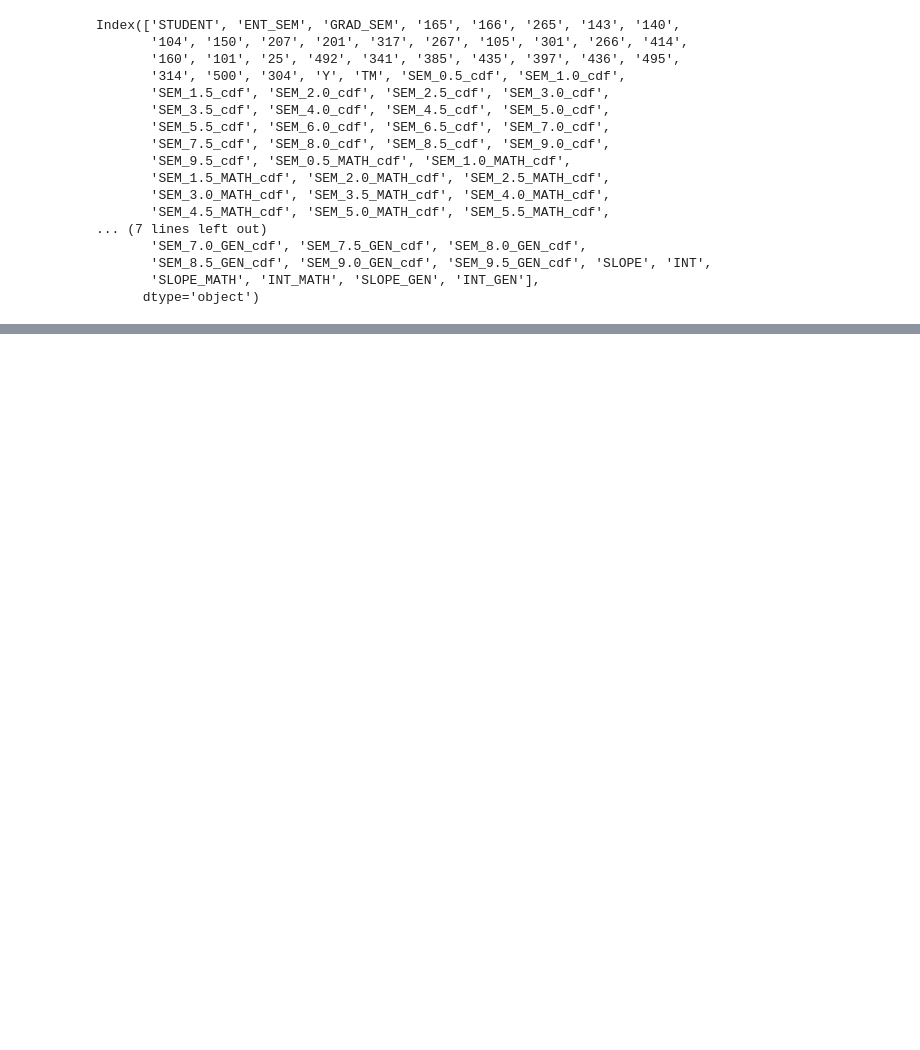
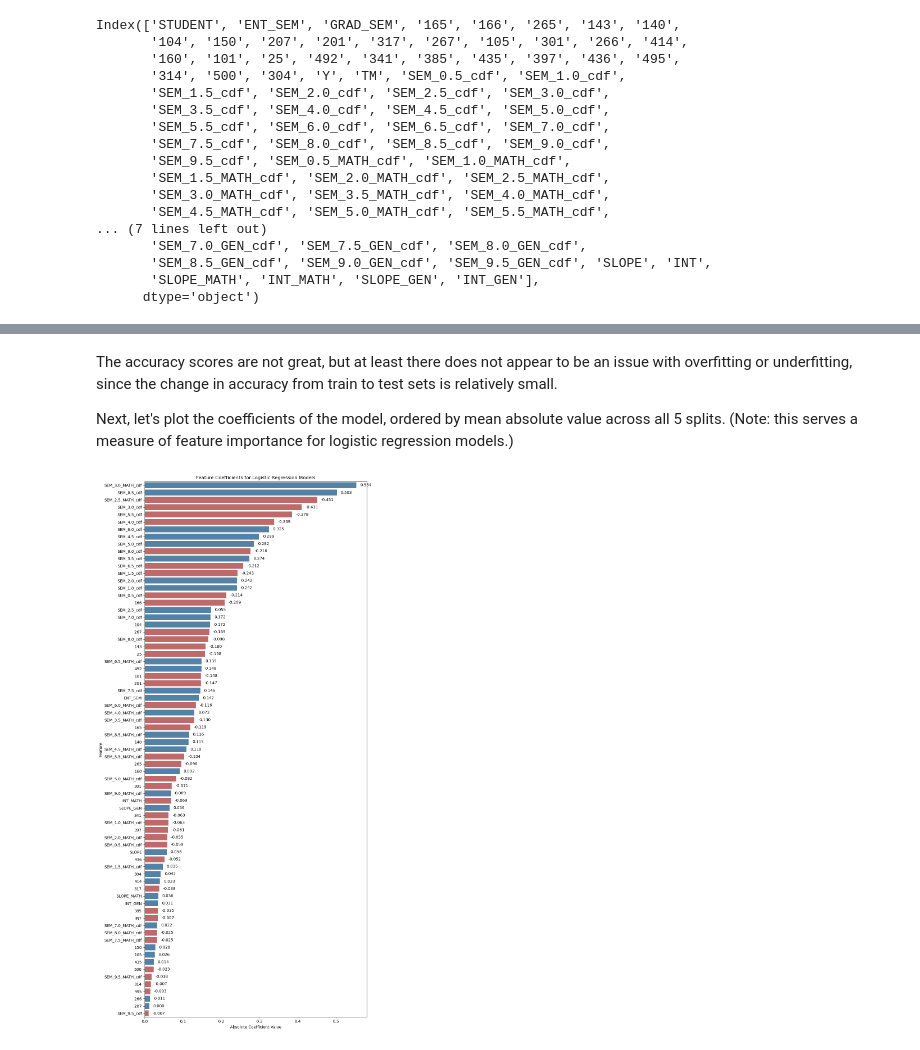
Before and after one commit to BishopsLemma/Fall-2024-Student-Success-Prediction, a Jupyter notebook: Modelling/modelling.ipynb, the cells around one changed output, grey strips where cells are left out. Saved outputs shown, nothing was run; the diff lists cells and outputs as text; code cells hidden in the pictures; blank space fills up the shorter version.

```diff
--- a/Modelling/modelling.ipynb
+++ b/Modelling/modelling.ipynb
@@ -96,12 +98,13 @@ SEMs = ['ENT_SEM', 'SEM_0.5_cdf', 'SEM_1.0_cdf',
        'SEM_7.5_MATH_cdf', 'SEM_8.0_MATH_cdf', 'SEM_8.5_MATH_cdf',
        'SEM_9.0_MATH_cdf', 'SEM_9.5_MATH_cdf']
 conts = ['SLOPE', 'INT', 'SLOPE_MATH', 'INT_MATH', 'SLOPE_GEN', 'INT_GEN']
-full_features = conts + courses + SEMs + ['TM']
+full_features = conts + courses + SEMs
 
 print('Number of features:', len(full_features))
 
-print('Overall grad rate:', df['Y'].mean())
+print(f'Overall grad rate: {df['Y'].mean()*100:.2f}%')
 
+#random states to be used for cross-validation and all other random processes
 random_states = [5917, 656, 4125, 2797, 9936]
 print('Random states:', random_states)
 # %% [output]
@@ -111,5 +118,2 @@ Random states: [5917, 656, 4125, 2797, 9936]
 # %%
-splits = modeller.get_splits(data=df,
-                    features = full_features,
-                    random_states = random_states,
-                    strat_variable='TM')
+splits = modeller.get_splits(data=df,features = full_features,strat_variable='TM')
@@ -200,0 +123,4 @@ Train: 0.7082   Test: 0.6473
+# %%
+logreg_models, logreg_df, logreg_fimp_df = modeller.logreg_cv(splits=splits)
+print('Accuracies for logistic regression models:')
+logreg_df
@@ -200,0 +134,8 @@ Train: 0.7082   Test: 0.6473
+# %% [markdown]
+The accuracy scores are not great, but at least there does not appear to be an issue with overfitting or underfitting, since the change in accuracy from train to test sets is relatively small.
+
+Next, let's plot the coefficients of the model, ordered by mean absolute value across all 5 splits. (Note: this serves a measure of feature importance for logistic regression models.)
+# %%
+modeller.logreg_plot_fimp(logreg_fimp_df,save=True)
+# %% [output]
+[figure, added]
```
Also changed, not shown: parts of 27 cells of this notebook, 24 other files.
